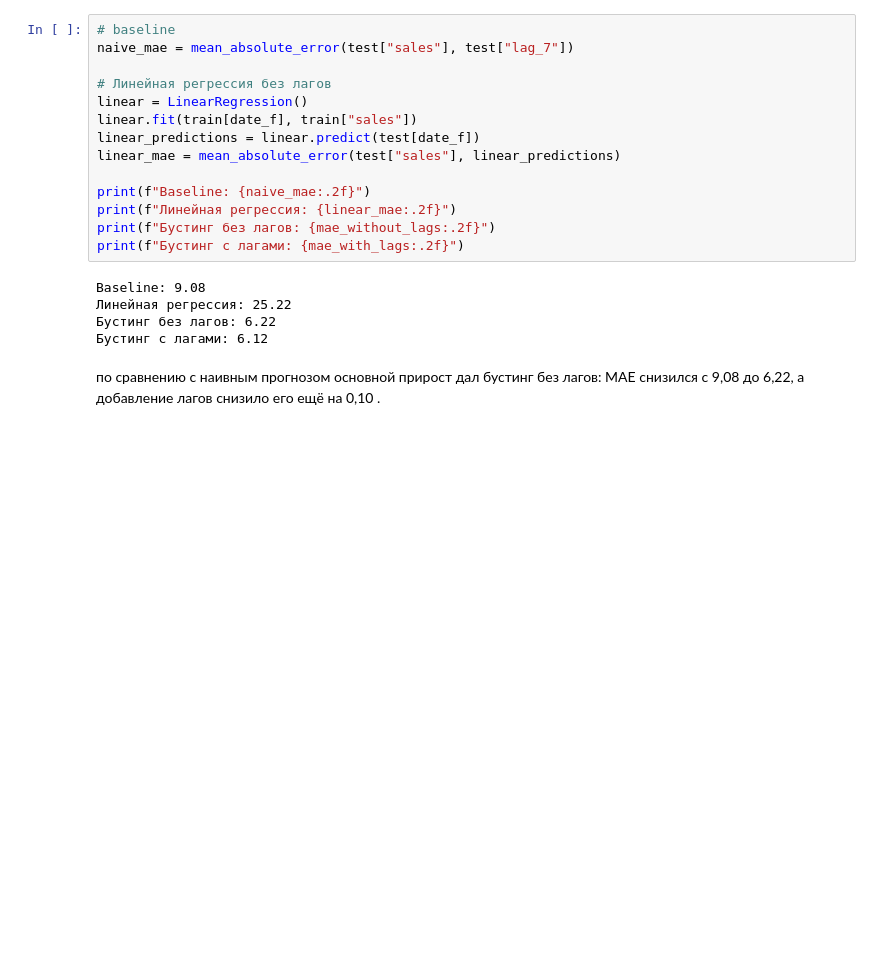
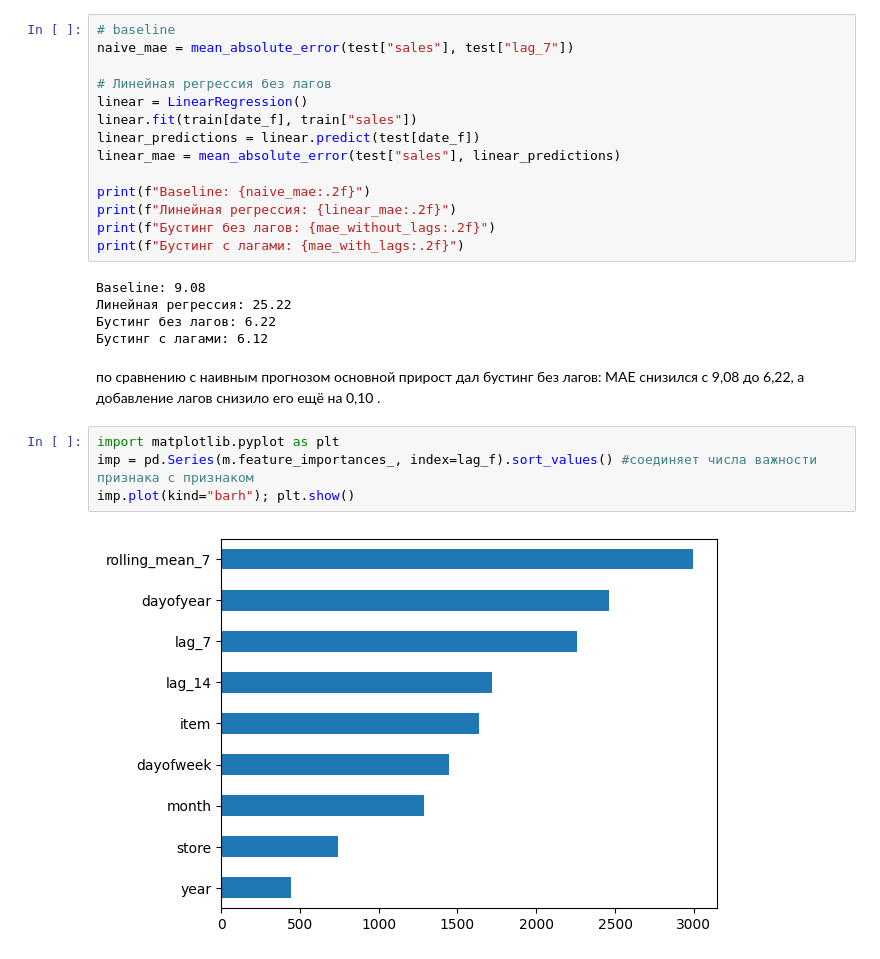
Before and after one commit to ch1rak/sales-forecasting, a Jupyter notebook: sales_forecasting.ipynb, the cells around one changed output. Cells and saved outputs as stored; diff of their text form; blank space fills up the shorter version.

```diff
--- a/sales_forecasting.ipynb
+++ b/sales_forecasting.ipynb
@@ -148,3 +148,9 @@ Baseline: 9.08
 Бустинг с лагами: 6.12
 # %% [markdown]
 по сравнению с наивным прогнозом основной прирост дал бустинг без лагов: MAE снизился с 9,08 до 6,22, а добавление лагов снизило его ещё на 0,10 .
+# %%
+import matplotlib.pyplot as plt
+imp = pd.Series(m.feature_importances_, index=lag_f).sort_values() #соединяет числа важности признака с признаком
+imp.plot(kind="barh"); plt.show()
+# %% [output]
+[figure, added]
```
Also changed, not shown: parts of 4 cells of this notebook, 1 other file.
